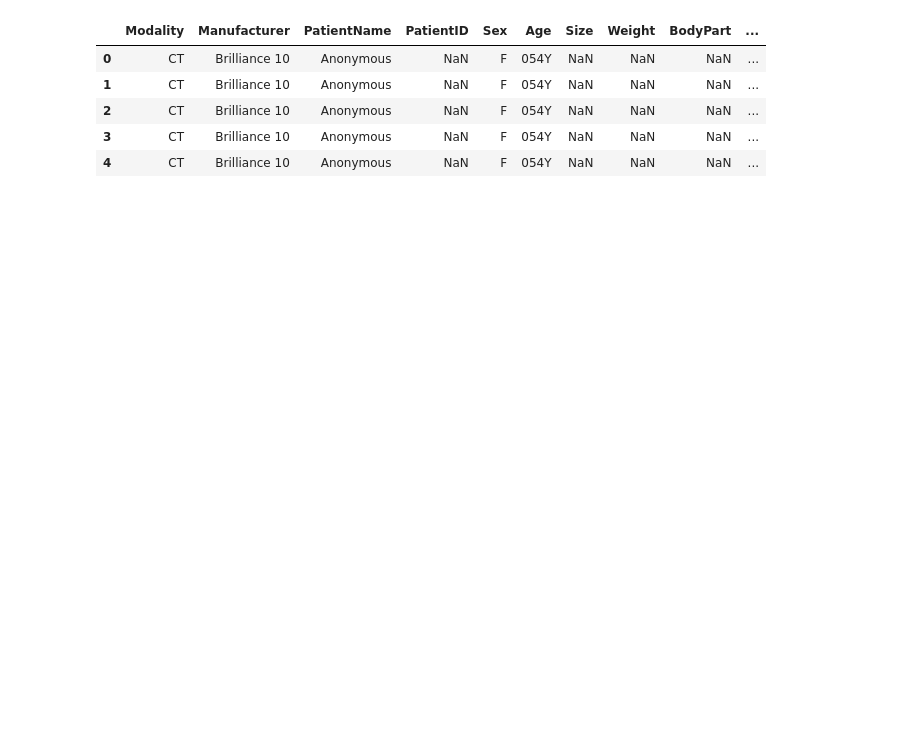
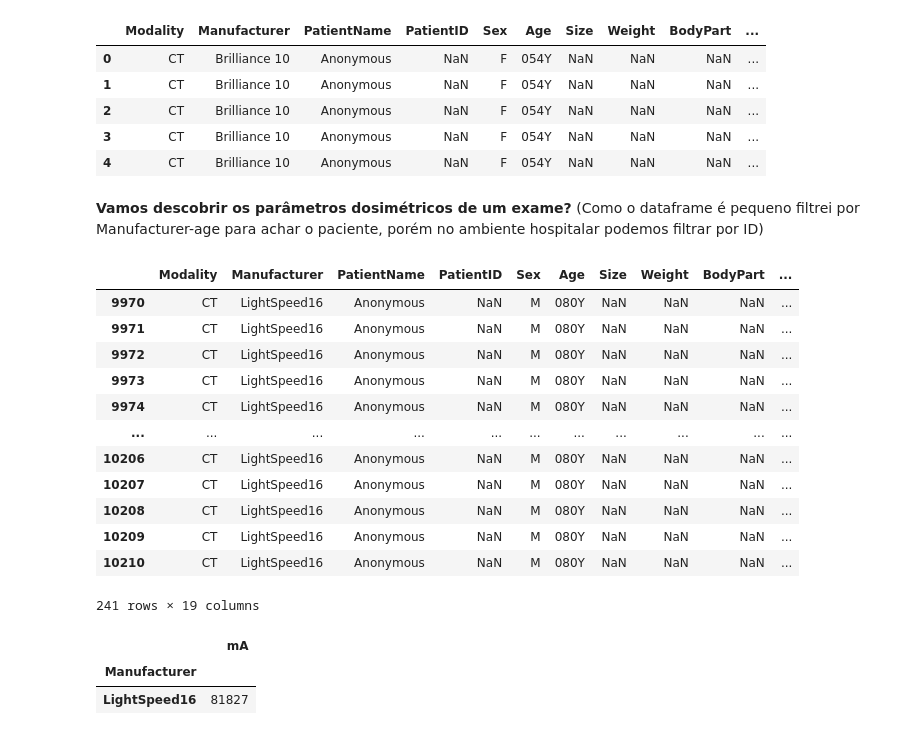
Before and after one commit to CarlosLeandro09/Radiology, a Jupyter notebook: CT_Analisys.ipynb, the cells around one changed output. Cells and saved outputs as stored; diff of their text form; code cells hidden in the pictures; blank space fills up the shorter version.

```diff
--- a/CT_Analisys.ipynb
+++ b/CT_Analisys.ipynb
@@ -64,8 +57,8 @@
        'X-Ray Tube Current [IS:0018,1151]':'mA', 'AcquisitionTime [TM:0008,0032]':'AcquisitionTime',
        'Contrast/Bolus Agent [LO:0018,0010]':'Contrast', 'Slice Location [DS:0020,1041]':'Location'}
 # %%
-data = df.rename(columns=newcolumns)
-data.head()
+data2 = data.rename(columns=newcolumns)
+data2.head()
 # %% [output]
 |  | Modality | Manufacturer | PatientName | PatientID | Sex | Age | Size | Weight | BodyPart | ... |
 | 0 | CT | Brilliance 10 | Anonymous | NaN | F | 054Y | NaN | NaN | NaN | ... |
@@ -77,0 +69,29 @@ tubeloading =
+# %% [markdown]
+**Vamos descobrir os parâmetros dosimétricos de um exame?**
+(Como o dataframe é pequeno filtrei por Manufacturer-age para achar o paciente, porém no ambiente hospitalar podemos filtrar por ID)
+# %%
+filtropaciente = data2[(data2.Manufacturer=="LightSpeed16") & (data2.Age=="080Y") ]
+filtropaciente
+# %% [output]
+|  | Modality | Manufacturer | PatientName | PatientID | Sex | Age | Size | Weight | BodyPart | ... |
+| 9970 | CT | LightSpeed16 | Anonymous | NaN | M | 080Y | NaN | NaN | NaN | ... |
+| 9971 | CT | LightSpeed16 | Anonymous | NaN | M | 080Y | NaN | NaN | NaN | ... |
+| 9972 | CT | LightSpeed16 | Anonymous | NaN | M | 080Y | NaN | NaN | NaN | ... |
+| 9973 | CT | LightSpeed16 | Anonymous | NaN | M | 080Y | NaN | NaN | NaN | ... |
+| 9974 | CT | LightSpeed16 | Anonymous | NaN | M | 080Y | NaN | NaN | NaN | ... |
+| ... | ... | ... | ... | ... | ... | ... | ... | ... | ... | ... |
+| 10206 | CT | LightSpeed16 | Anonymous | NaN | M | 080Y | NaN | NaN | NaN | ... |
+| 10207 | CT | LightSpeed16 | Anonymous | NaN | M | 080Y | NaN | NaN | NaN | ... |
+| 10208 | CT | LightSpeed16 | Anonymous | NaN | M | 080Y | NaN | NaN | NaN | ... |
+| 10209 | CT | LightSpeed16 | Anonymous | NaN | M | 080Y | NaN | NaN | NaN | ... |
+| 10210 | CT | LightSpeed16 | Anonymous | NaN | M | 080Y | NaN | NaN | NaN | ... |
+241 rows × 19 columns
+# %%
+#Ainda não temos o loadingtube nesta célula, temos apenas a corrente total em mA...
+mA = filtropaciente.filter(["Manufacturer","mA"])
+mATotal = mA.groupby(["Manufacturer"]).sum()
+mAtotal
+# %% [output]
+|  | mA |
+| Manufacturer |  |
+| LightSpeed16 | 81827 |
```
Also changed, not shown: parts of 3 cells of this notebook.
